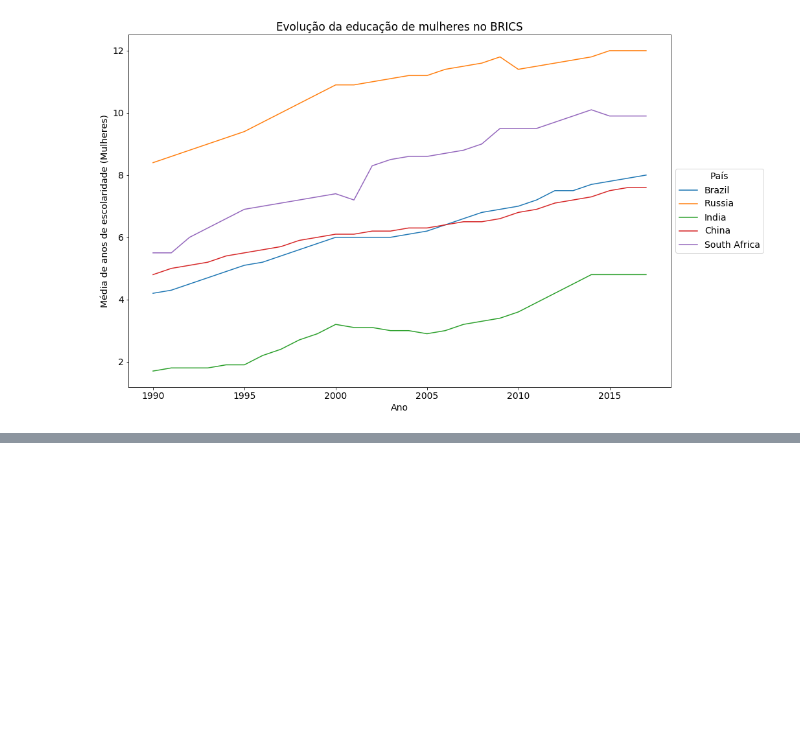
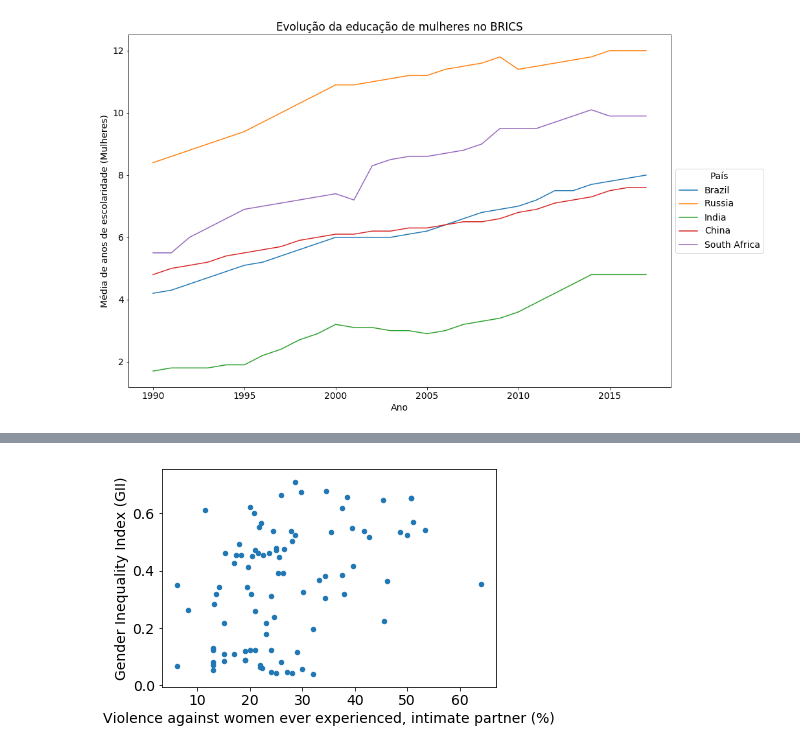
Before and after one commit to andreisha/inf1032-datascience, a Jupyter notebook: T1.1 Analise Descriptiva.ipynb, the cells around one changed output, grey strips where cells are left out. Saved outputs shown, nothing was run; the diff lists cells and outputs as text; code cells hidden in the pictures; blank space fills up the shorter version.

```diff
--- a/T1.1 Analise Descriptiva.ipynb
+++ b/T1.1 Analise Descriptiva.ipynb
@@ -1201,0 +1174,12 @@ O grárifoc mostra que o Brasil tem um histórico de baixa educação de mulhere
+# %%
+x1 = 'Violence against women ever experienced, intimate partner (% of female population ages 15 and older)'
+y1 = 'Gender Inequality Index (GII)'
+
+violence_GII = first_step[[x1, y1]].dropna()
+
+matplotlib.rcParams.update({'font.size': 14})
+violence_GII.plot(kind = 'scatter',x = x1, y = y1)
+plt.xlabel('Violence against women ever experienced, intimate partner (%)')
+pass
+# %% [output]
+[figure, added]
```
Also changed, not shown: parts of 42 cells of this notebook, 1 other file.
